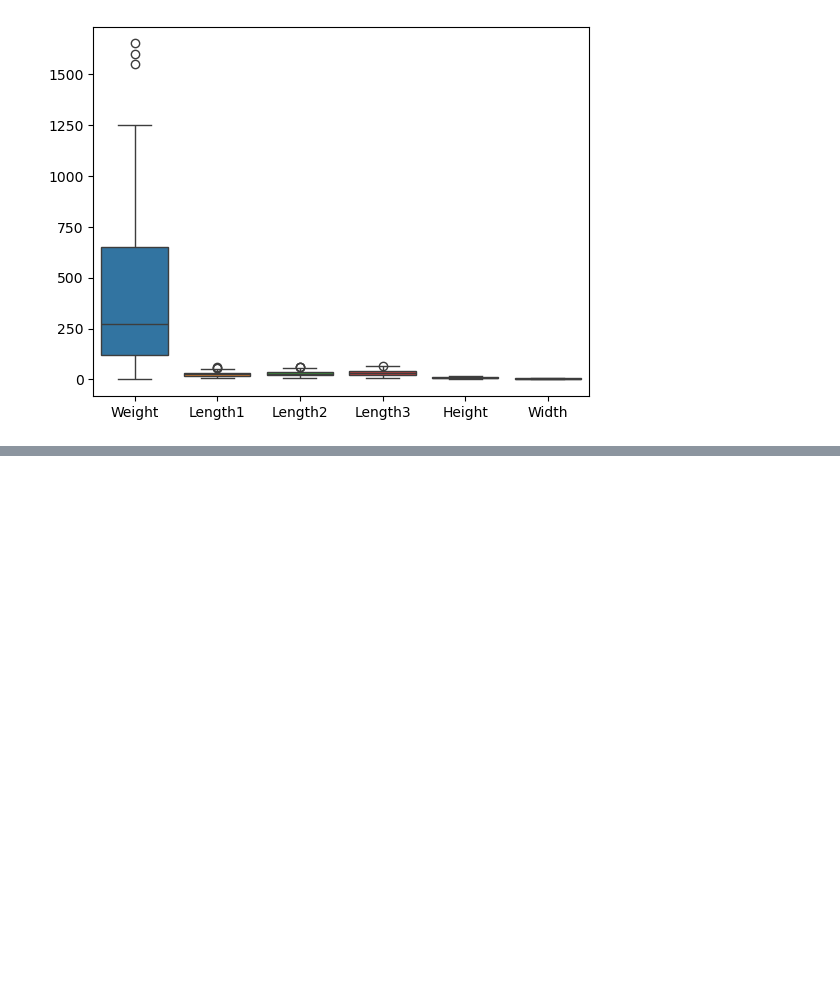
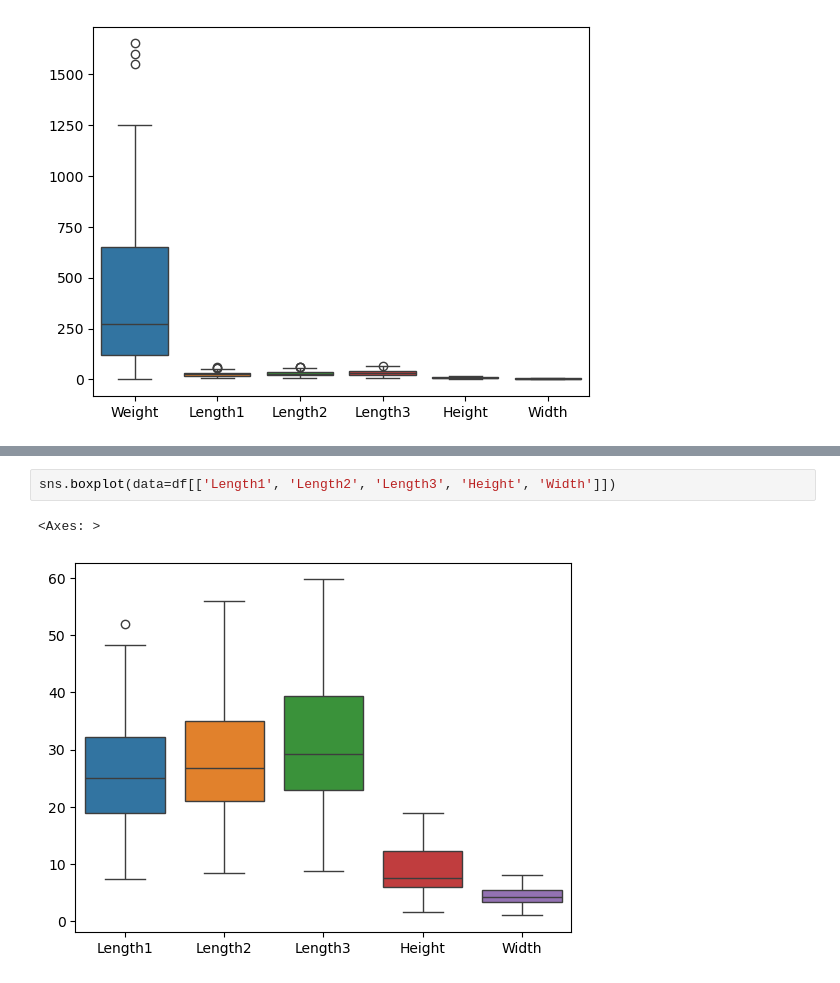
Before and after one commit to Ethanshibu/MachineLearning-from-scratch, a Jupyter notebook: polynomial_regression/polynomial_regression.ipynb, the cells around one changed output, grey strips where cells are left out. Cells and saved outputs as stored; diff of their text form; blank space fills up the shorter version.

```diff
--- a/polynomial_regression/polynomial_regression.ipynb
+++ b/polynomial_regression/polynomial_regression.ipynb
@@ -104,0 +132,5 @@ df[
+# %%
+sns.boxplot(data=df[['Length1', 'Length2', 'Length3', 'Height', 'Width']])
+# %% [output]
+<Axes: >
+[figure, added]
```
Also changed, not shown: parts of 32 cells of this notebook, 1 other file.
